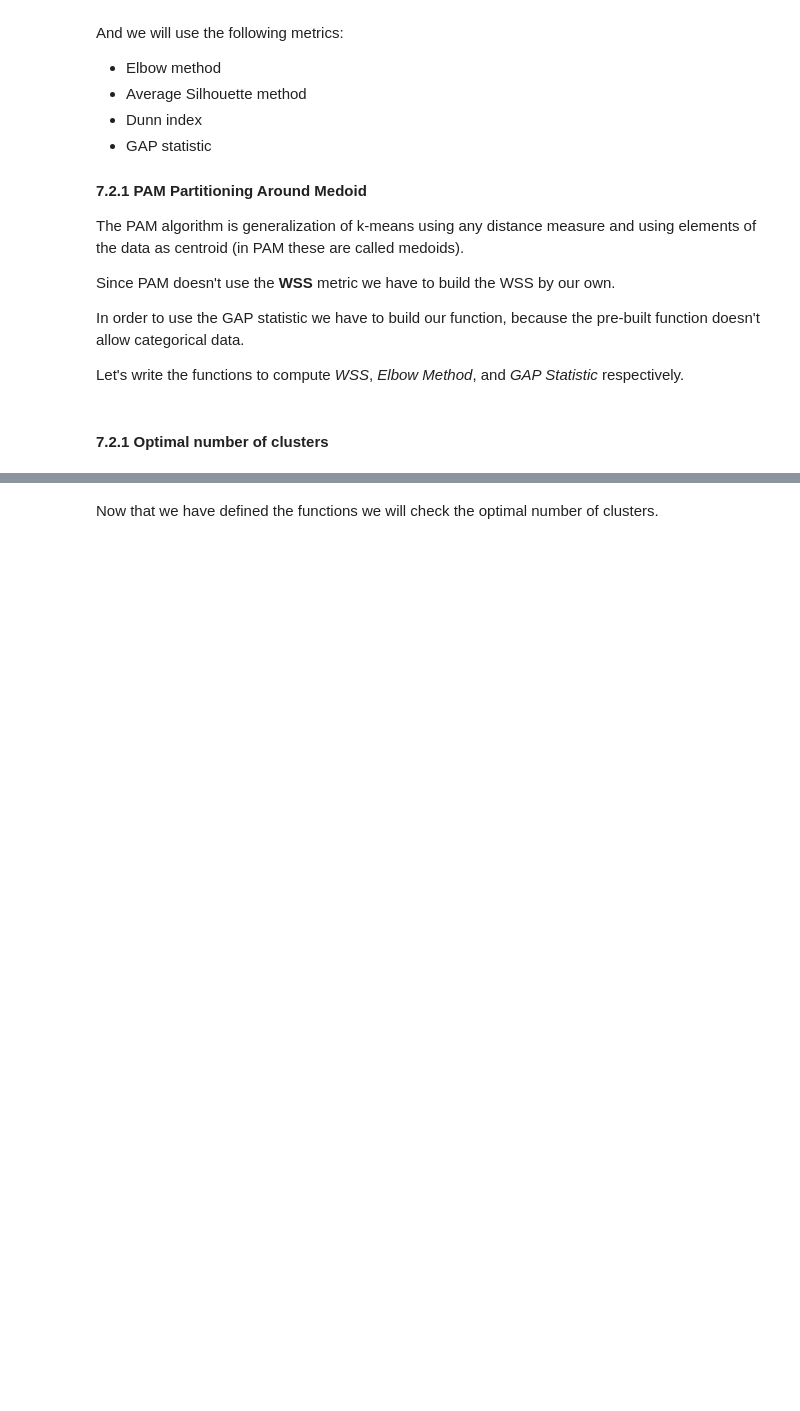
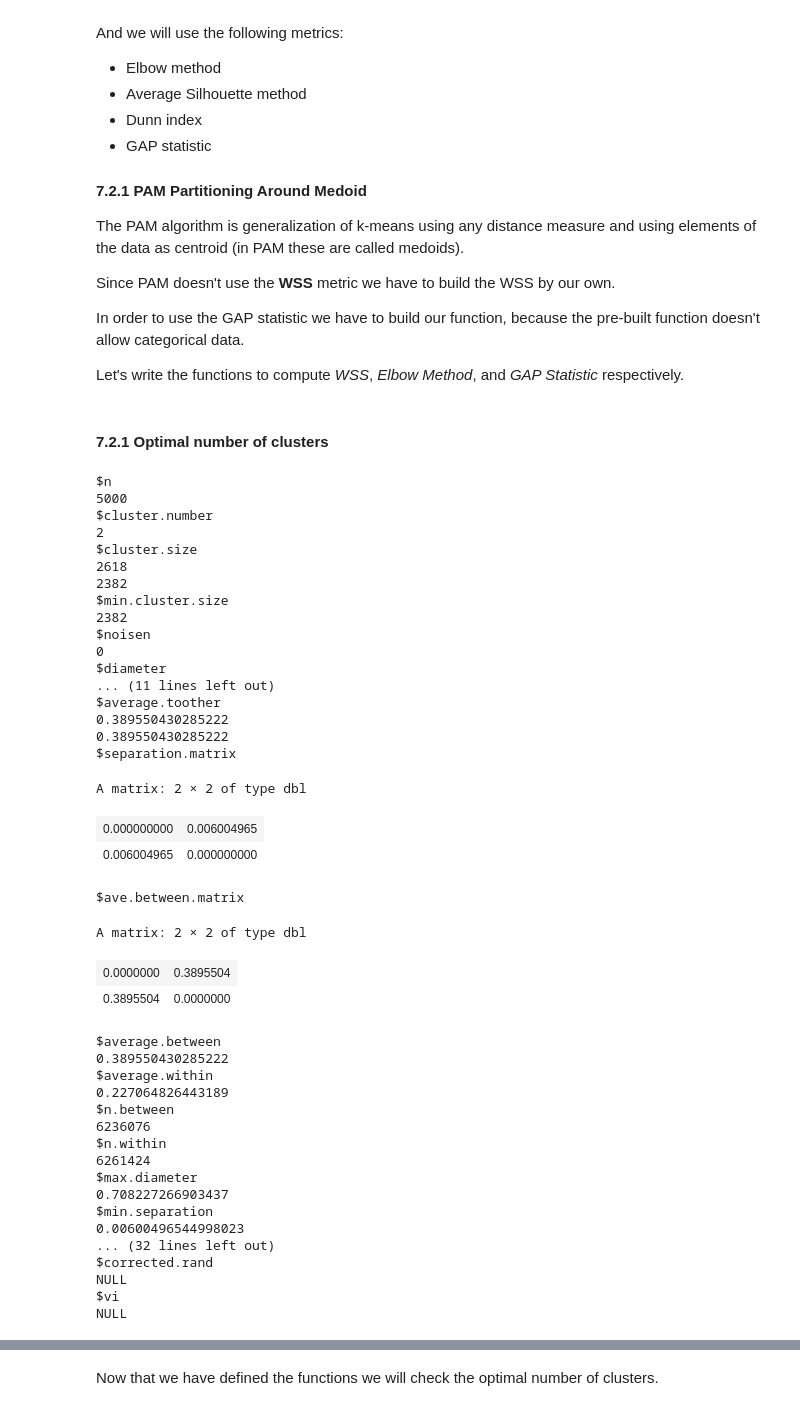
Before and after one commit to biagio-incardona/biagio-incardona.github.io, a Jupyter notebook: Report_Incardona_Biagio.ipynb, the cells around one changed output, grey strips where cells are left out. Drawn from its saved outputs; the diff is of its cells as text; code cells hidden in the pictures; blank space fills up the shorter version.

```diff
--- a/Report_Incardona_Biagio.ipynb
+++ b/Report_Incardona_Biagio.ipynb
@@ -1149,3 +1120,48 @@ getmode(bestNs)
+# %%
+#install.packages("fpc")
+fpc::cluster.stats(d = dist, pam(dist, diss = T, k = 2)$clustering)
+# %% [output]
+$n
+5000
+$cluster.number
+2
+$cluster.size
+2618
+2382
+$min.cluster.size
+2382
+$noisen
+0
+$diameter
+... (11 lines left out)
+$average.toother
+0.389550430285222
+0.389550430285222
+$separation.matrix
+A matrix: 2 × 2 of type dbl
+| 0.000000000 | 0.006004965 |
+| 0.006004965 | 0.000000000 |
+$ave.between.matrix
+A matrix: 2 × 2 of type dbl
+| 0.0000000 | 0.3895504 |
+| 0.3895504 | 0.0000000 |
+$average.between
+0.389550430285222
+$average.within
+0.227064826443189
+$n.between
+6236076
+$n.within
+6261424
+$max.diameter
+0.708227266903437
+$min.separation
+0.00600496544998023
+... (32 lines left out)
+$corrected.rand
+NULL
+$vi
+NULL
 # %%
  print("starting --> pam")
   pam.clvalid <- myClValid::myClValid.cat(insurance.scaled, nClust = 2:6, clMethods = "pam",
```
Also changed, not shown: parts of 12 cells of this notebook.
